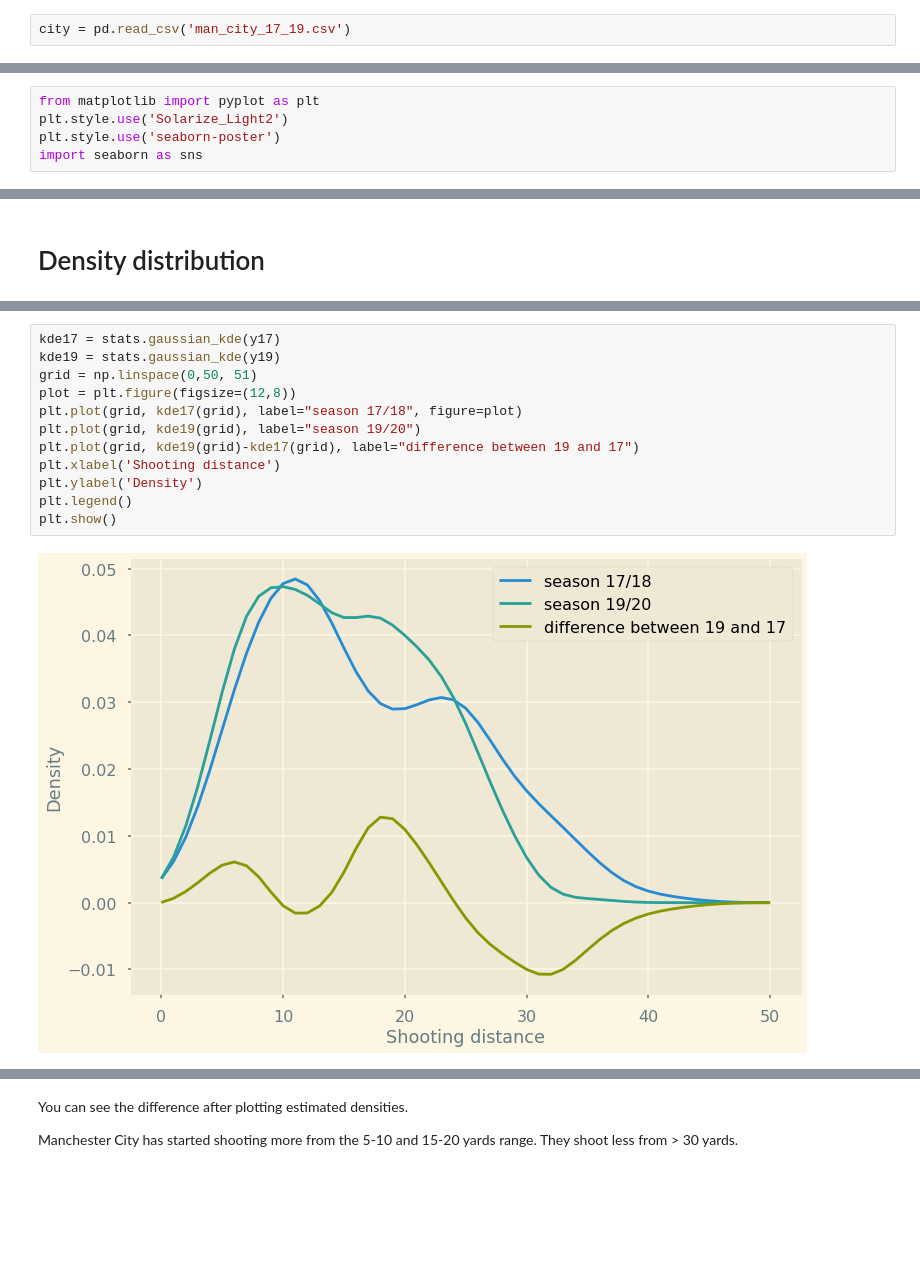
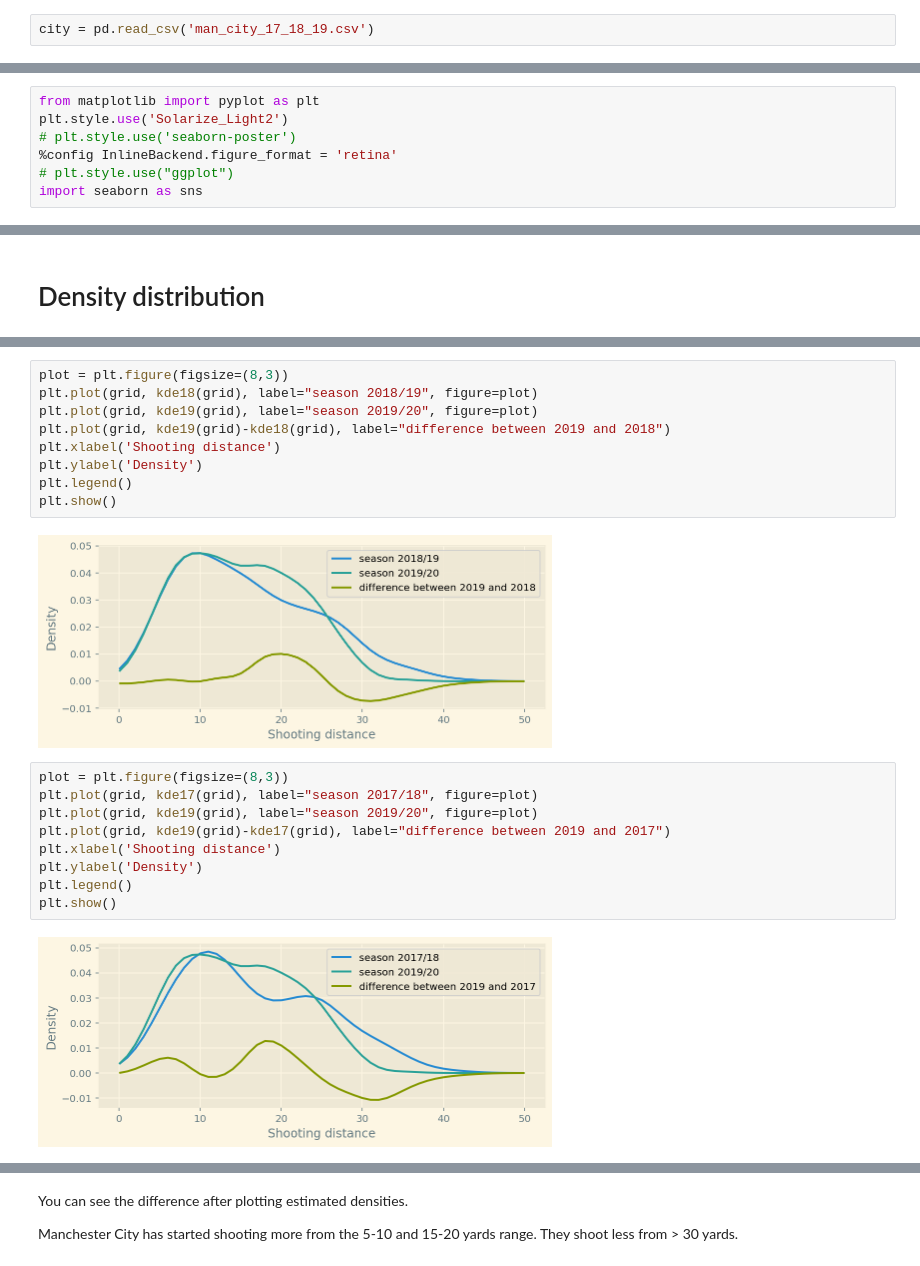
Before and after one commit to eliasnema/makeover_monday, a Jupyter notebook: man_city_stats/city_stats.ipynb, the cells around one changed output, grey strips where cells are left out. Saved outputs shown, nothing was run; the diff lists cells and outputs as text; blank space fills up the shorter version.

Commit message:
Man city analysis updated

```diff
--- a/man_city_stats/city_stats.ipynb
+++ b/man_city_stats/city_stats.ipynb
@@ -5,7 +5,7 @@ from scipy import stats
 # %% [markdown]
 # Reading data
 # %%
-city = pd.read_csv('man_city_17_19.csv')
+city = pd.read_csv('man_city_17_18_19.csv')
 # %%
 city.head()
 # %% [output]
@@ -32,7 +35,9 @@ y19 = city.query("Season == '2019/20'")['Distance']
 # %%
 from matplotlib import pyplot as plt
 plt.style.use('Solarize_Light2')
-plt.style.use('seaborn-poster')
+# plt.style.use('seaborn-poster')
+%config InlineBackend.figure_format = 'retina'
+# plt.style.use("ggplot")
 import seaborn as sns
 # %% [markdown]
 # Comparing two samples
@@ -63,14 +105,22 @@ Looks like there is a high chance of difference between them.
+# %%
+plot = plt.figure(figsize=(8,3))
+plt.plot(grid, kde18(grid), label="season 2018/19", figure=plot)
+plt.plot(grid, kde19(grid), label="season 2019/20", figure=plot)
+plt.plot(grid, kde19(grid)-kde18(grid), label="difference between 2019 and 2018")
+plt.xlabel('Shooting distance')
+plt.ylabel('Density')
+plt.legend()
+plt.show()
+# %% [output]
+[figure, added]
 # %%
-kde17 = stats.gaussian_kde(y17)
-kde19 = stats.gaussian_kde(y19)
-grid = np.linspace(0,50, 51)
-plot = plt.figure(figsize=(12,8))
-plt.plot(grid, kde17(grid), label="season 17/18", figure=plot)
-plt.plot(grid, kde19(grid), label="season 19/20")
-plt.plot(grid, kde19(grid)-kde17(grid), label="difference between 19 and 17")
+plot = plt.figure(figsize=(8,3))
+plt.plot(grid, kde17(grid), label="season 2017/18", figure=plot)
+plt.plot(grid, kde19(grid), label="season 2019/20", figure=plot)
+plt.plot(grid, kde19(grid)-kde17(grid), label="difference between 2019 and 2017")
 plt.xlabel('Shooting distance')
 plt.ylabel('Density')
 plt.legend()
 plt.show()
 # %% [output]
-[figure, old version]
+[figure, new version]
```
Also changed, not shown: parts of 17 cells of this notebook, 1 other file.
